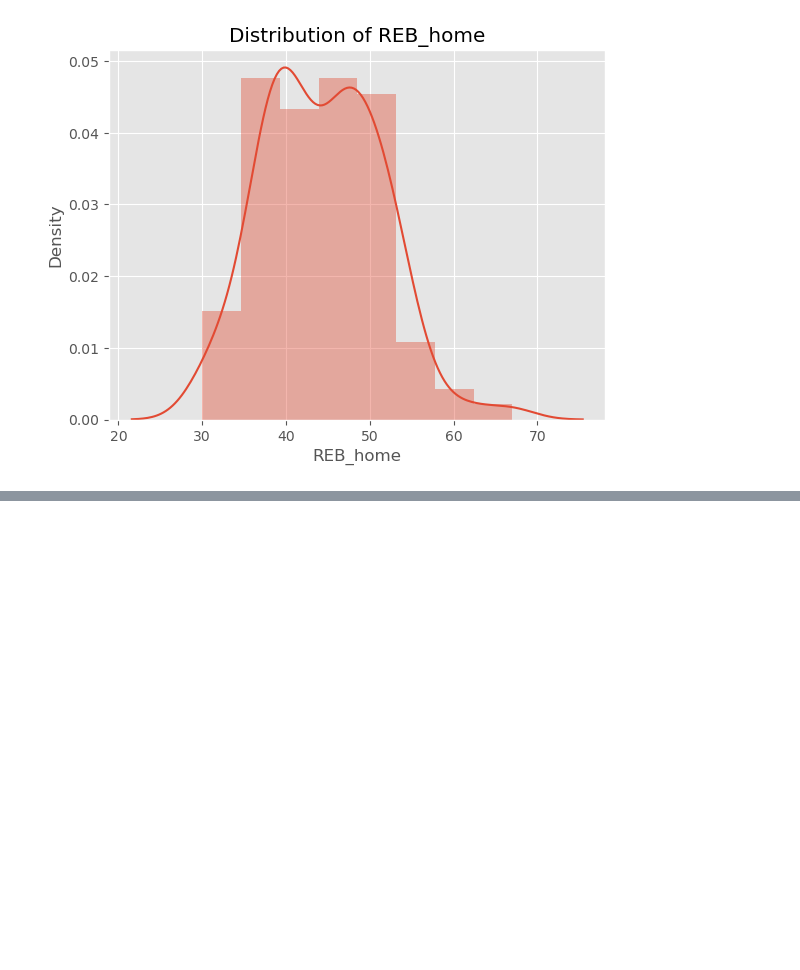
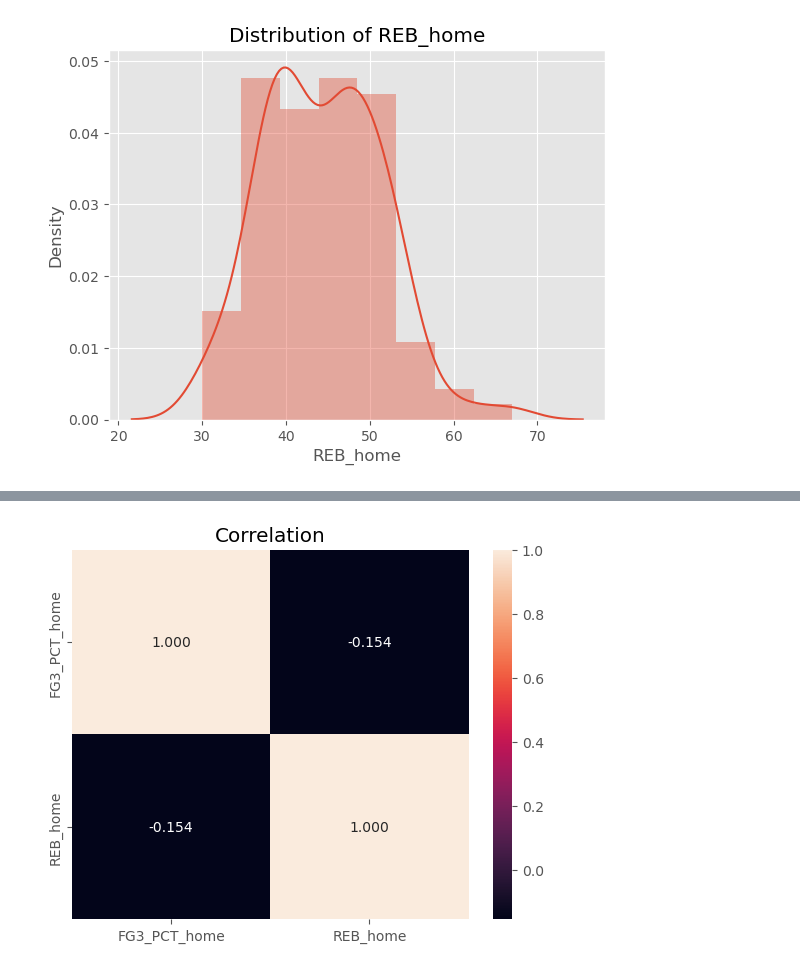
Before and after one commit to RyanMch97/ProgDA-Project, a Jupyter notebook: Prog-DA.ipynb, the cells around one changed output, grey strips where cells are left out. Cells and saved outputs as stored; diff of their text form; code cells hidden in the pictures; blank space fills up the shorter version.

```diff
--- a/Prog-DA.ipynb
+++ b/Prog-DA.ipynb
@@ -100,0 +109,8 @@ plt.show()
+# %%
+# checking relation among varibles
+corr = df.corr()
+sns.heatmap(corr,annot=True,fmt=".3f")
+plt.title("Correlation")
+plt.show()
+# %% [output]
+[figure, added]
```
Also changed, not shown: parts of 3 cells of this notebook, 1 other file.
